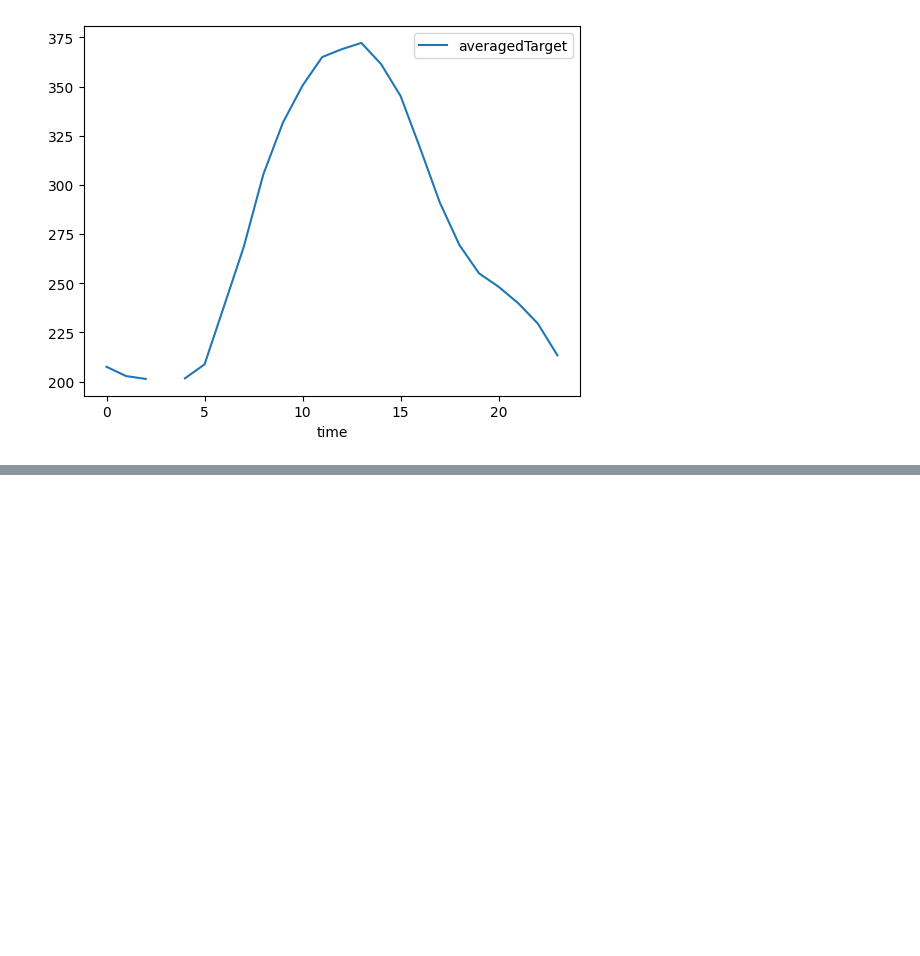
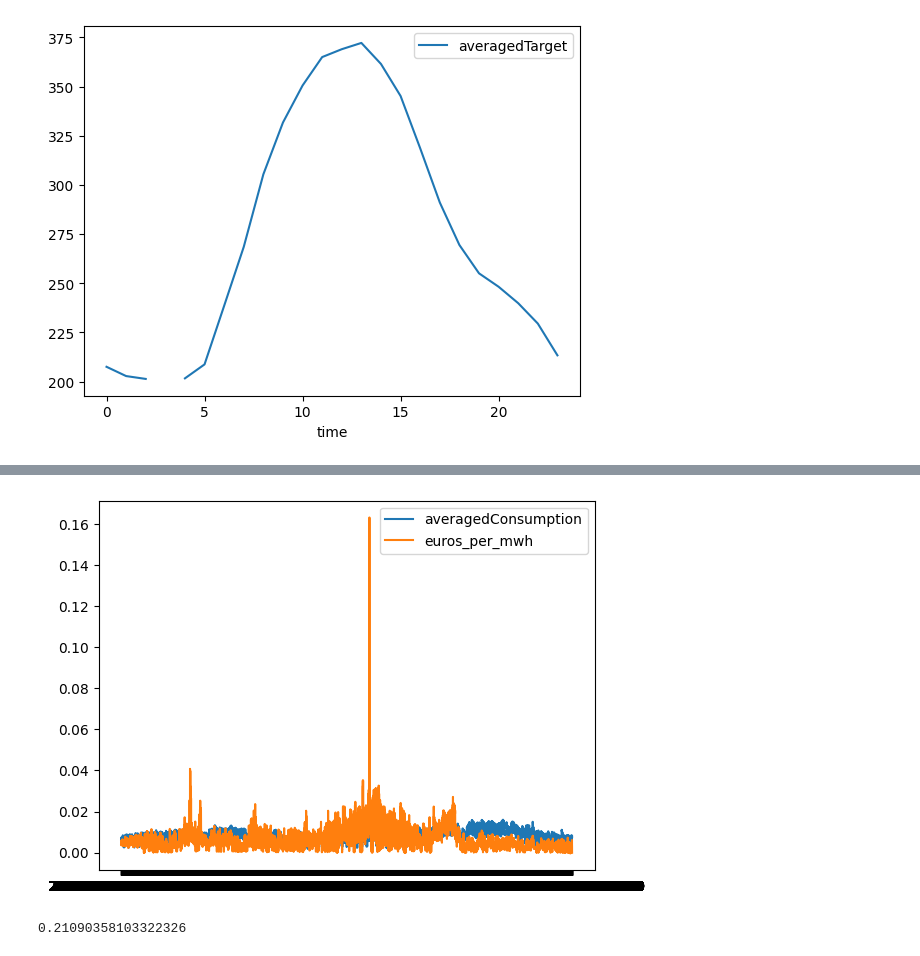
Before and after one commit to udai-arneja/enfit-kaggle, a Jupyter notebook: data-cleanup-observations.ipynb, the cells around one changed output, grey strips where cells are left out. Saved outputs shown, nothing was run; the diff lists cells and outputs as text; code cells hidden in the pictures; blank space fills up the shorter version.

```diff
--- a/data-cleanup-observations.ipynb
+++ b/data-cleanup-observations.ipynb
@@ -84,0 +130,27 @@ gasPriceData.plot(x='forecast_date',y='lowest_price_per_mwh', style='-')
+# %%
+# compare forecasted electricity prices to consumption/production at that time on that day --
+chooseConsumption = 1
+totalConsumption_hour = pd.DataFrame(columns=[datetimeColName, 'totalConsumption', 'averagedConsumption'])
+trainingDataConsumptionData_hour = trainingData.copy()
+
+trainingDataConsumptionData_hour = trainingDataConsumptionData_hour.drop(trainingDataConsumptionData_hour[trainingDataConsumptionData_hour['is_consumption'] == (not chooseConsumption)].index)
+
+trainingDataConsumptionData_hour = trainingDataConsumptionData_hour.sort_values(datetimeColName)
+trainingDataConsumptionData_hour = trainingDataConsumptionData_hour.reset_index(drop=True)
+
+rowIndex = 0
+while rowIndex < len(trainingDataConsumptionData_hour):
+    timeStamp = trainingDataConsumptionData_hour[datetimeColName][rowIndex]
+    endRowIndex = rowIndex
+    while endRowIndex < len(trainingDataConsumptionData_hour) and trainingDataConsumptionData_hour[datetimeColName][endRowIndex] == timeStamp:
+        endRowIndex += 1
+    average = statistics.mean(trainingDataConsumptionData_hour['target'][rowIndex:endRowIndex])
+    totalCons = sum(trainingDataConsumptionData_hour['target'][rowIndex:endRowIndex])
+    newRow = [{datetimeColName:timeStamp, 'totalConsumption': totalCons, 'averagedConsumption': average}]
+    totalConsumption_hour = pd.concat([totalConsumption_hour, pd.DataFrame(newRow)], ignore_index=True)
+    rowIndex = endRowIndex
+# %%
+print(elecPriceData['forecast_date'][0], totalConsumption_hour['datetime'][0],elecPriceData['forecast_date'][len(elecPriceData)-1], totalConsumption_hour['datetime'][len(totalConsumption_hour)-2])
+elecPriceData['datetime'] = elecPriceData.loc[:, 'forecast_date']
+combinedData_elec_hour = totalConsumption_hour.merge(elecPriceData,on='datetime')
+combinedData_elec_hour
@@ -84,0 +172,5 @@ gasPriceData.plot(x='forecast_date',y='lowest_price_per_mwh', style='-')
+# %%
+combinedData_elec_hour = combinedData_elec_hour.dropna()
+combinedData_elec_hour['averagedConsumption_normalised'] = preprocessing.normalize([combinedData_elec_hour['averagedConsumption']])[0]
+combinedData_elec_hour['euros_per_mwh_normalised'] = preprocessing.normalize([combinedData_elec_hour['euros_per_mwh']])[0]
+combinedData_elec_hour
@@ -84,0 +201,12 @@ gasPriceData.plot(x='forecast_date',y='lowest_price_per_mwh', style='-')
+# %%
+plt.plot(combinedData_elec_hour['datetime'],combinedData_elec_hour['averagedConsumption_normalised'], label = "averagedConsumption")
+plt.plot(combinedData_elec_hour['datetime'],combinedData_elec_hour['euros_per_mwh_normalised'], label = "euros_per_mwh")
+plt.legend(loc='best')
+plt.show()
+# %% [output]
+[figure, added]
+# %%
+# correlation coefficient between gas price and consumption
+print(combinedData_elec_hour['euros_per_mwh_normalised'].corr(combinedData_elec_hour['averagedConsumption_normalised']))
+# %% [output]
+0.21090358103322326
```
Also changed, not shown: parts of 11 cells of this notebook.
